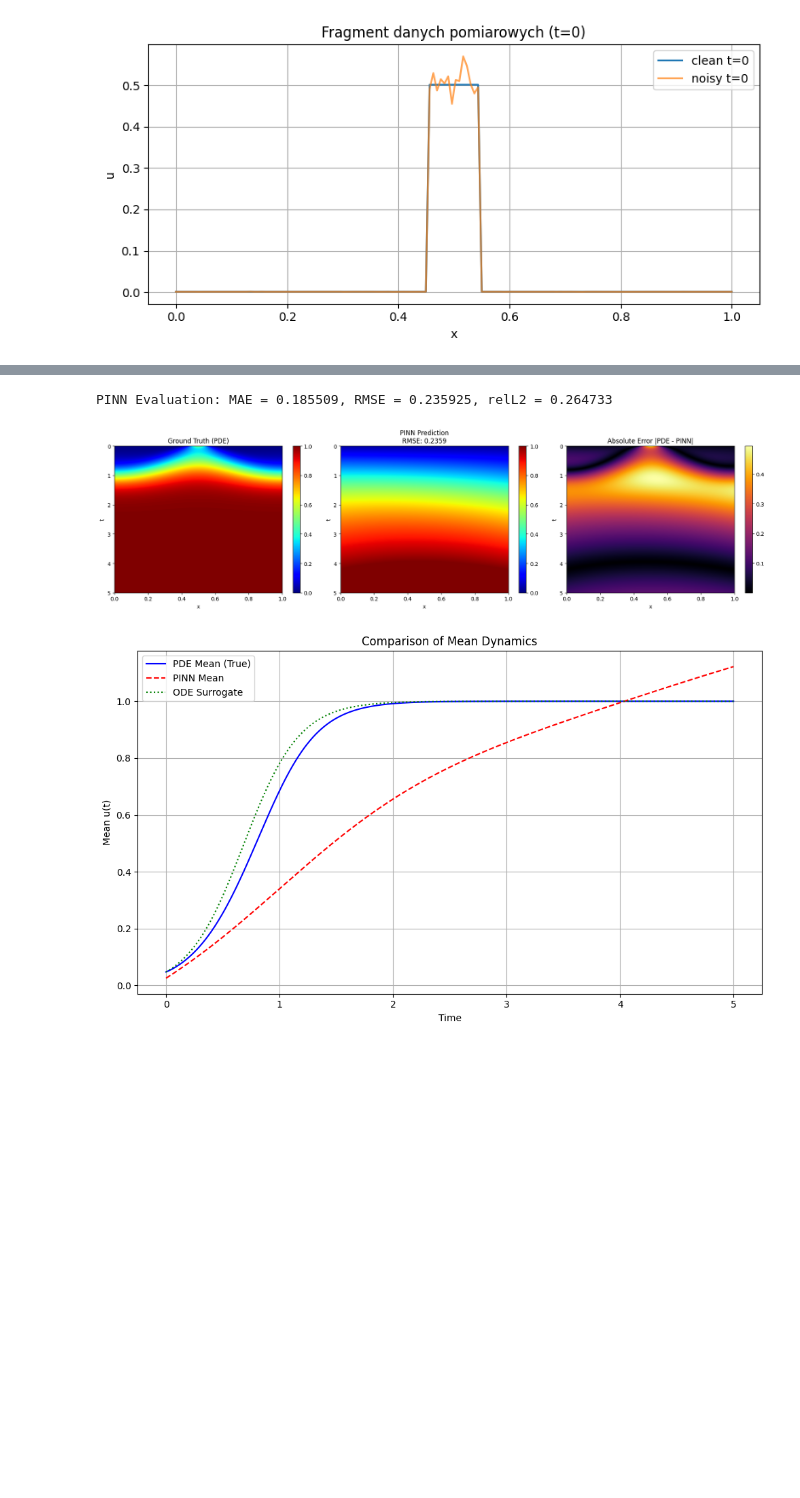
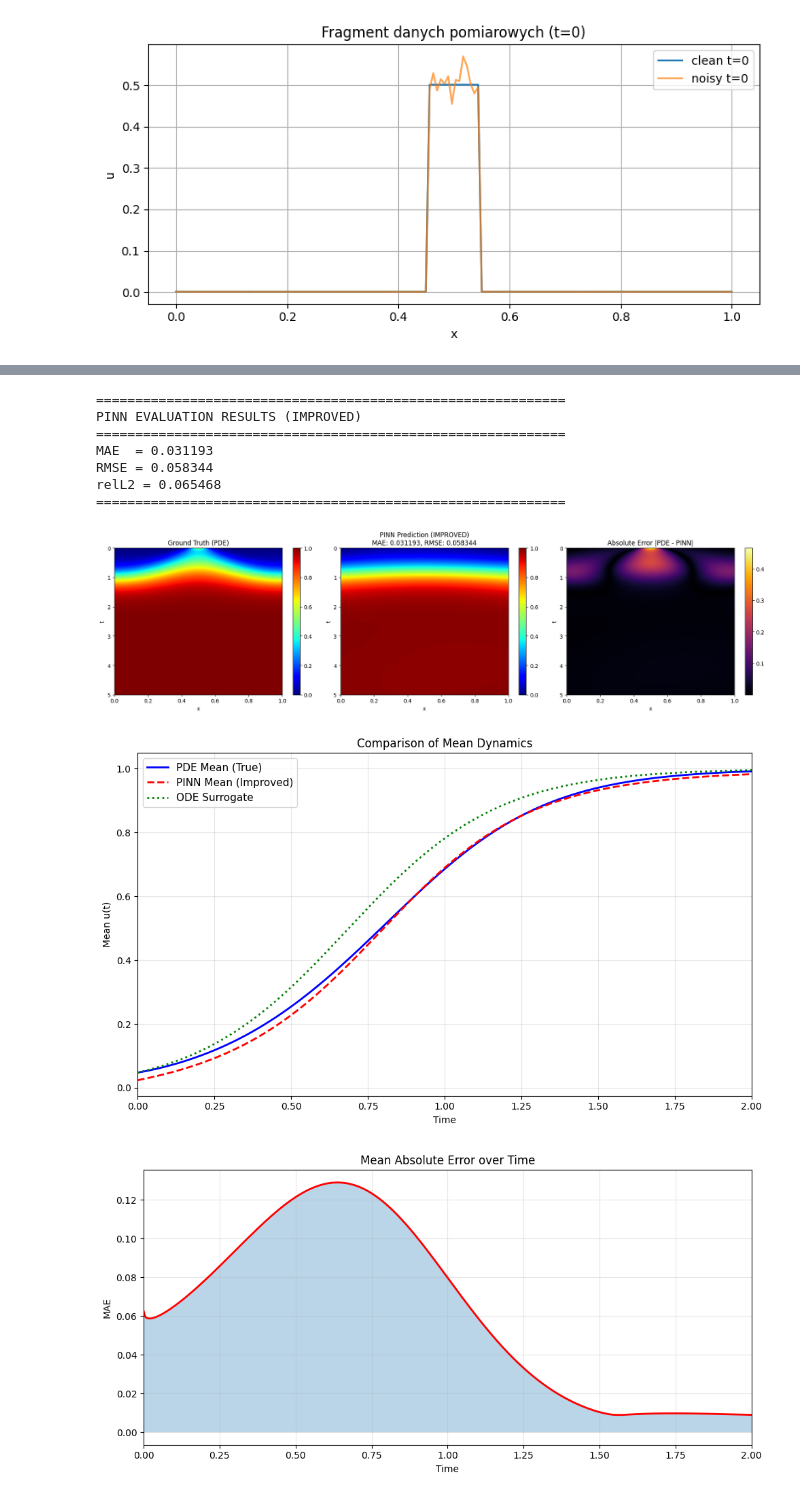
Before and after one commit to nadirean/Innovation-Diffusion-Modeling, a Jupyter notebook: zad6/zad6.ipynb, the cells around one changed output, grey strips where cells are left out. Cells and saved outputs as stored; diff of their text form; code cells hidden in the pictures; blank space fills up the shorter version.

```diff
--- a/zad6/zad6.ipynb
+++ b/zad6/zad6.ipynb
@@ -326,7 +373,23 @@ mae = np.mean(abs_error)
 rmse = np.sqrt(np.mean(abs_error ** 2))
 rel_l2 = np.linalg.norm(u_true_clean.T - u_pred_grid) / np.linalg.norm(u_true_clean.T)
 
-print(f"PINN Evaluation: MAE = {mae:.6f}, RMSE = {rmse:.6f}, relL2 = {rel_l2:.6f}")
+print("\n" + "="*60)
+print("PINN EVALUATION RESULTS (IMPROVED)")
+print("="*60)
+print(f"MAE  = {mae:.6f}")
+print(f"RMSE = {rmse:.6f}")
+print(f"relL2 = {rel_l2:.6f}")
+print("="*60)
+
+# Save metrics to file for comparison
+metrics_file = OUTDIR / 'pinn_metrics.txt'
+with open(metrics_file, 'w') as f:
+    f.write(f"MAE  = {mae:.6f}\n")
+    f.write(f"RMSE = {rmse:.6f}\n")
+    f.write(f"relL2 = {rel_l2:.6f}\n")
+    f.write(f"Training time: {train_time:.2f}s\n")
+    f.write(f"Network: 64 hidden units, 5 layers with residual connections\n")
+    f.write(f"Epochs: {epochs}\n")
 
 # --- Model ODE (Surogatowy) ---
 # Rozwiązujemy ODE dla porównania
@@ -350,41 +413,63 @@ axes[0].set_xlabel('x')
 axes[0].set_ylabel('t')
 plt.colorbar(im1, ax=axes[0])
 
 # 2. PINN Prediction
 im2 = axes[1].imshow(u_pred_grid, extent=[0, 1, T_END, 0], aspect='auto', cmap='jet', vmin=0, vmax=1)
-axes[1].set_title(f'PINN Prediction\nRMSE: {rmse:.4f}')
+axes[1].set_title(f'PINN Prediction (IMPROVED)\nMAE: {mae:.6f}, RMSE: {rmse:.6f}')
 axes[1].set_xlabel('x')
 axes[1].set_ylabel('t')
 plt.colorbar(im2, ax=axes[1])
 
 # 3. Absolute Error
 im3 = axes[2].imshow(abs_error, extent=[0, 1, T_END, 0], aspect='auto', cmap='inferno')
 axes[2].set_title('Absolute Error |PDE - PINN|')
 axes[2].set_xlabel('x')
 axes[2].set_ylabel('t')
 plt.colorbar(im3, ax=axes[2])
 
 plt.tight_layout()
-plt.savefig(OUTDIR / 'pinn_results_heatmap.png')
+plt.savefig(OUTDIR / 'pinn_results_heatmap_improved.png', dpi=150)
 plt.show()
 
 # Porównanie w czasie (średnia przestrzenna)
 u_pinn_mean = np.mean(u_pred_grid, axis=1)
 u_true_mean = np.mean(u_true_clean.T, axis=1)
 
 plt.figure(figsize=(10, 6))
-plt.plot(t_true, u_true_mean, 'b-', label='PDE Mean (True)')
-plt.plot(t_true, u_pinn_mean, 'r--', label='PINN Mean')
-plt.plot(t_true, u_ode, 'g:', label='ODE Surrogate')
+plt.plot(t_true, u_true_mean, 'b-', linewidth=2, label='PDE Mean (True)')
+plt.plot(t_true, u_pinn_mean, 'r--', linewidth=2, label='PINN Mean (Improved)')
+plt.plot(t_true, u_ode, 'g:', linewidth=2, label='ODE Surrogate')
 plt.title('Comparison of Mean Dynamics')
 plt.xlabel('Time')
 plt.ylabel('Mean u(t)')
-plt.legend()
-plt.grid(True)
+plt.xlim(0, 2)
+plt.legend(fontsize=11)
+plt.grid(True, alpha=0.3)
 plt.tight_layout()
-plt.savefig(OUTDIR / 'pinn_vs_pde_vs_ode.png')
+plt.savefig(OUTDIR / 'pinn_vs_pde_vs_ode_improved.png', dpi=150)
 plt.show()
+
+# Error analysis over time
+mean_error = np.mean(abs_error, axis=1)
+plt.figure(figsize=(10, 5))
+plt.plot(t_true, mean_error, 'r-', linewidth=2)
+plt.fill_between(t_true, 0, mean_error, alpha=0.3)
+plt.title('Mean Absolute Error over Time')
+plt.xlabel('Time')
+plt.ylabel('MAE')
+plt.xlim(0, 2)
+plt.grid(True, alpha=0.3)
+plt.tight_layout()
+plt.savefig(OUTDIR / 'error_over_time.png', dpi=150)
+plt.show()
 # %% [output]
-PINN Evaluation: MAE = 0.185509, RMSE = 0.235925, relL2 = 0.264733
+============================================================
+PINN EVALUATION RESULTS (IMPROVED)
+============================================================
+MAE  = 0.031193
+RMSE = 0.058344
+relL2 = 0.065468
+============================================================
-[figure, old version]
+[figure, new version]
-[figure, old version]
+[figure, new version]
+[figure, added]
```
Also changed, not shown: parts of 1 cell of this notebook, 10 other files.
